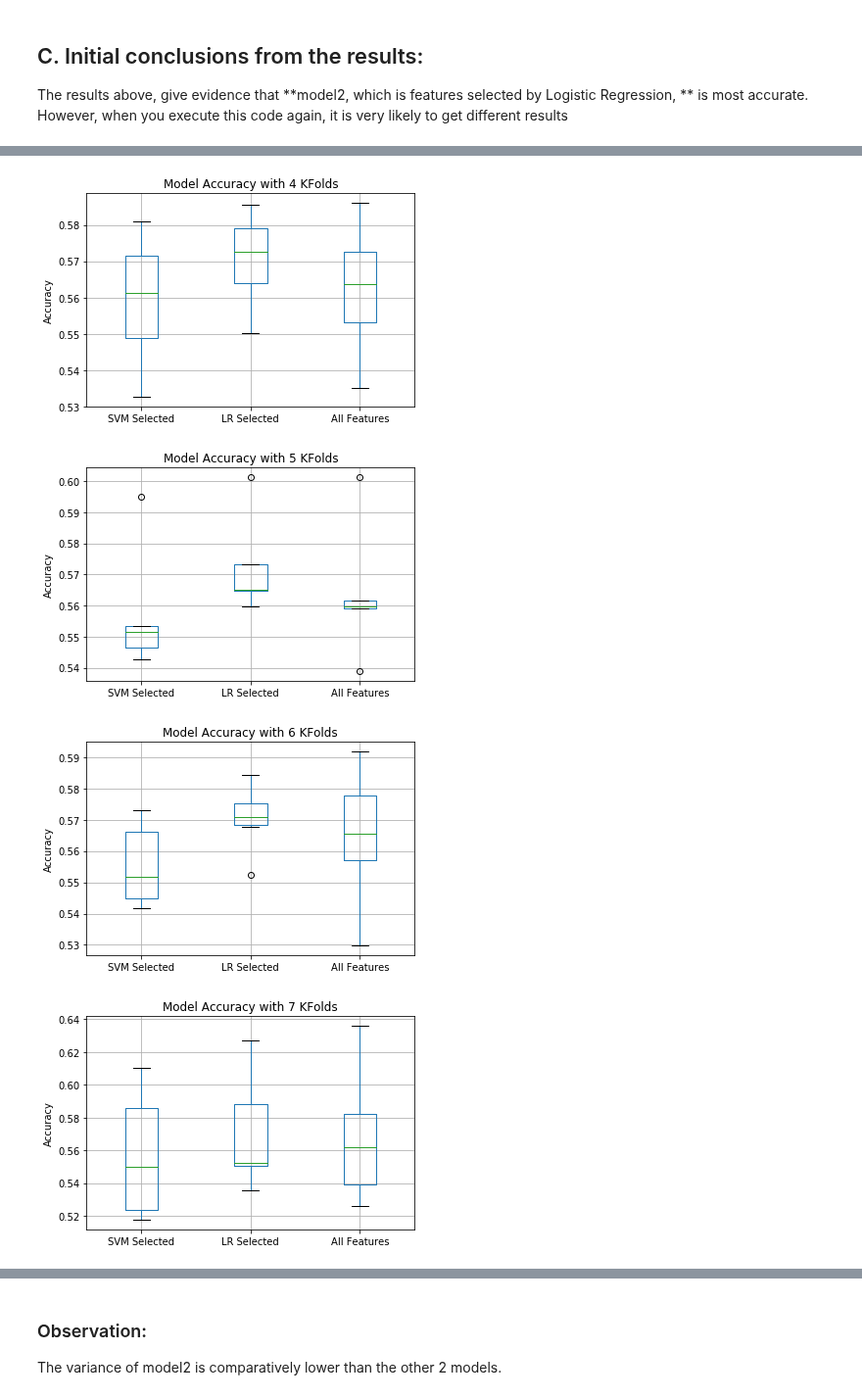
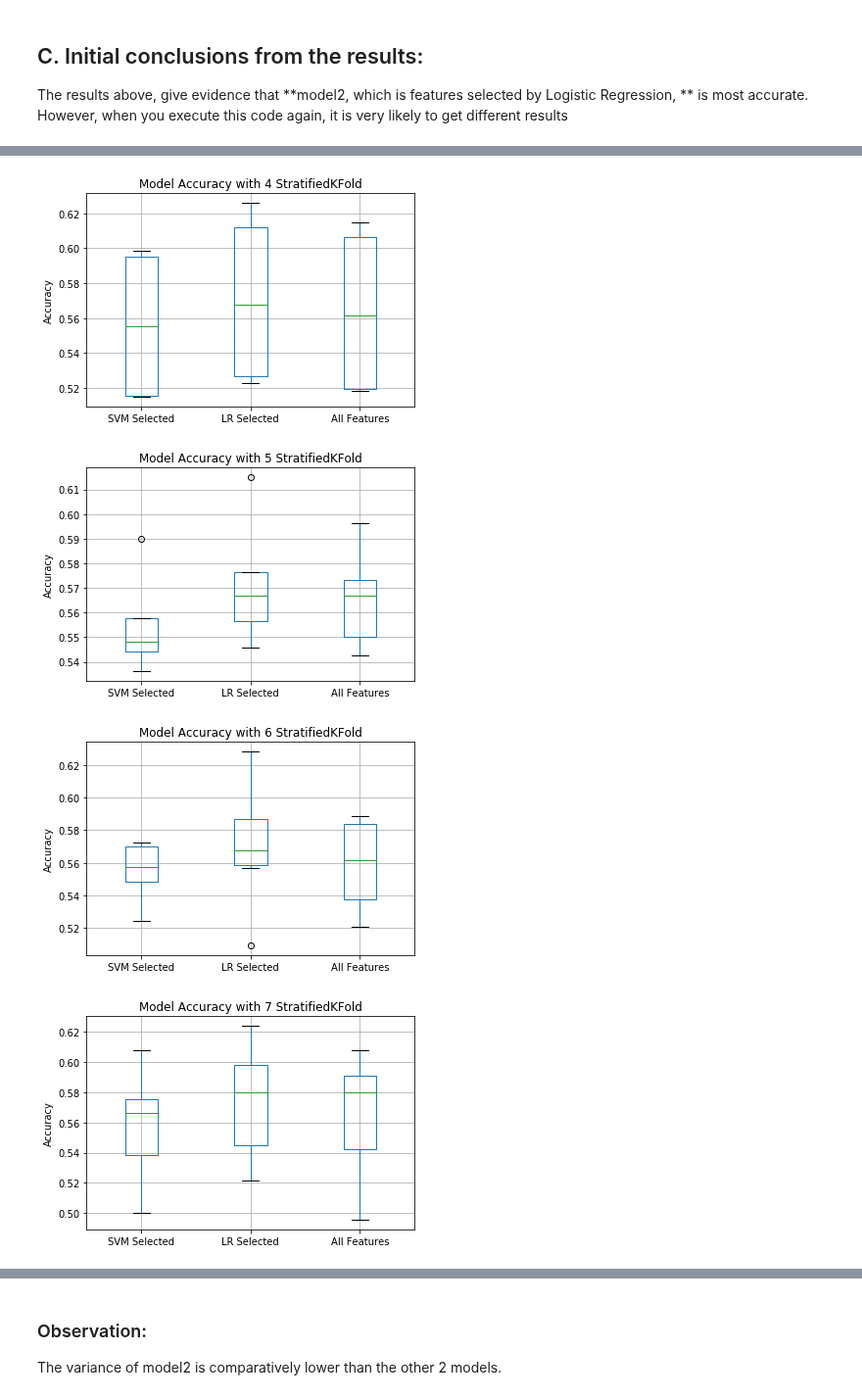
Before and after one commit to vipulpopat/MSCAI_Sem1_Etivity5, a Jupyter notebook: Etivity5-Feature_Selection_18195067.ipynb, the cells around one changed output, grey strips where cells are left out. Shown at 98% size. Saved outputs shown, nothing was run; the diff lists cells and outputs as text; code cells hidden in the pictures.

```diff
--- a/Etivity5-Feature_Selection_18195067.ipynb
+++ b/Etivity5-Feature_Selection_18195067.ipynb
@@ -255,7 +262,7 @@ for fold in range(min_fold, max_fold):
 
     # Box plot the score for each model per Stratified fold
     accuracy_df.boxplot()
-    plt.title("Model Accuracy with {} KFolds".format(fold))
+    plt.title("Model Accuracy with {} StratifiedKFold".format(fold))
     plt.ylabel("Accuracy")
     plt.show()
 # %% [output]
@@ -264,4 +271,4 @@ for fold in range(min_fold, max_fold):
-[figure, old version]
+[figure, new version]
-[figure, old version]
+[figure, new version]
-[figure, old version]
+[figure, new version]
-[figure, old version]
+[figure, new version]
```
Also changed, not shown: parts of 18 cells of this notebook.
